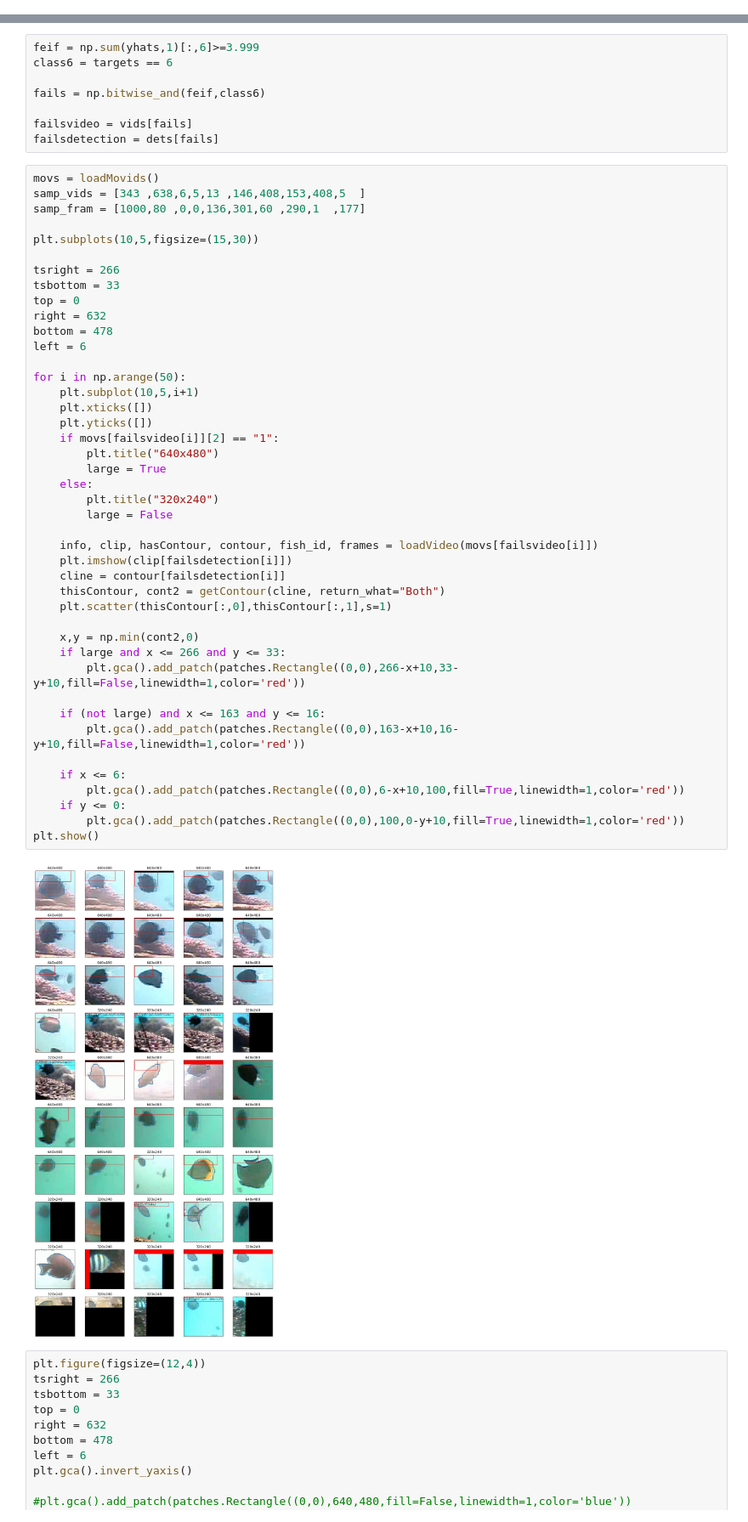
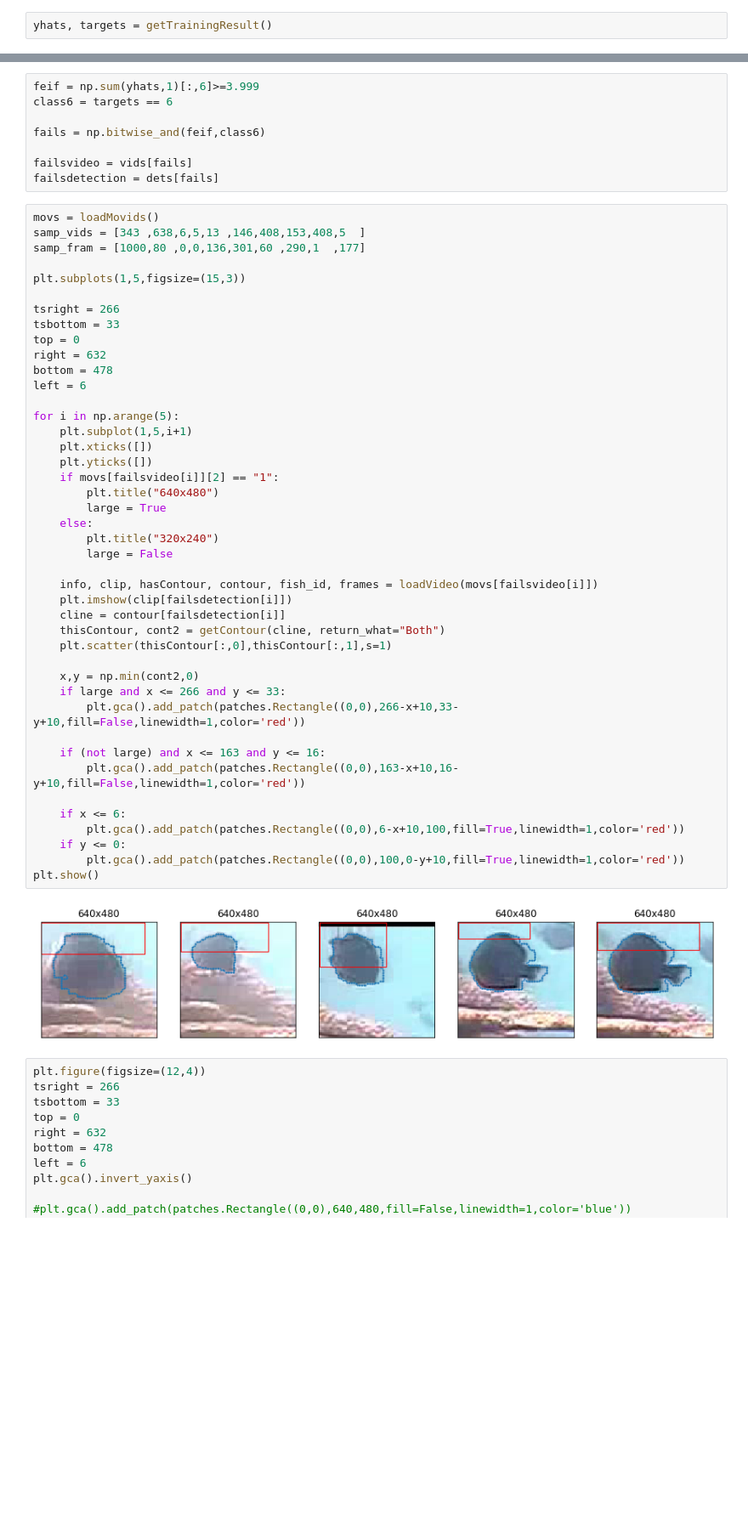
Before and after one commit to JianmengYu/f4k, a Jupyter notebook: final cleaning.ipynb, the cells around one changed output, grey strips where cells are left out. Shown at 85% size. Drawn from its saved outputs; the diff is of its cells as text; blank space fills up the shorter version.

```diff
--- a/final cleaning.ipynb
+++ b/final cleaning.ipynb
@@ -548,6 +541,8 @@ None Fish Kept: 1173; Lost: 3570;
 Accuracy: 0.764173475801
 # %% [markdown]
 # Sample of FEIF fail
+# %%
+yhats, targets = getTrainingResult()
 # %%
 idl = np.array([396853,396857,396859,396860,396866,396876,396880,396892,396895,396900,
                     396823,396829,396843,396852,396862,396870,396882,396885,396889,396894,
@@ -610,7 +605,7 @@ movs = loadMovids()
 samp_vids = [343 ,638,6,5,13 ,146,408,153,408,5  ]
 samp_fram = [1000,80 ,0,0,136,301,60 ,290,1  ,177]
 
-plt.subplots(10,5,figsize=(15,30))
+plt.subplots(1,5,figsize=(15,3))
 
 tsright = 266
 tsbottom = 33
@@ -619,37 +614,37 @@ right = 632
 bottom = 478
 left = 6
 
-for i in np.arange(50):
-    plt.subplot(10,5,i+1)
+for i in np.arange(5):
+    plt.subplot(1,5,i+1)
     plt.xticks([])
     plt.yticks([])
     if movs[failsvideo[i]][2] == "1":
         plt.title("640x480")
         large = True
     else:
         plt.title("320x240")
         large = False
 
     info, clip, hasContour, contour, fish_id, frames = loadVideo(movs[failsvideo[i]])
     plt.imshow(clip[failsdetection[i]])
     cline = contour[failsdetection[i]]
     thisContour, cont2 = getContour(cline, return_what="Both")
     plt.scatter(thisContour[:,0],thisContour[:,1],s=1)
 
     x,y = np.min(cont2,0)
     if large and x <= 266 and y <= 33:
         plt.gca().add_patch(patches.Rectangle((0,0),266-x+10,33-y+10,fill=False,linewidth=1,color='red'))
 
     if (not large) and x <= 163 and y <= 16:
         plt.gca().add_patch(patches.Rectangle((0,0),163-x+10,16-y+10,fill=False,linewidth=1,color='red'))
 
     if x <= 6:
         plt.gca().add_patch(patches.Rectangle((0,0),6-x+10,100,fill=True,linewidth=1,color='red'))
     if y <= 0:
         plt.gca().add_patch(patches.Rectangle((0,0),100,0-y+10,fill=True,linewidth=1,color='red'))
 plt.show()
 # %% [output]
-[figure, old version]
+[figure, new version]
 # %%
 plt.figure(figsize=(12,4))
 tsright = 266
```
Also changed, not shown: parts of 37 cells of this notebook, 9 other files.
